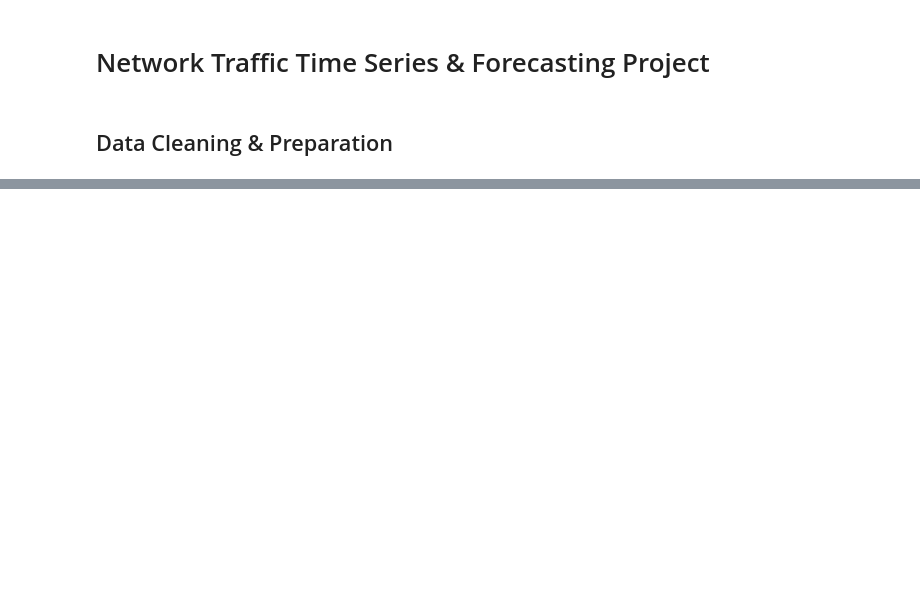
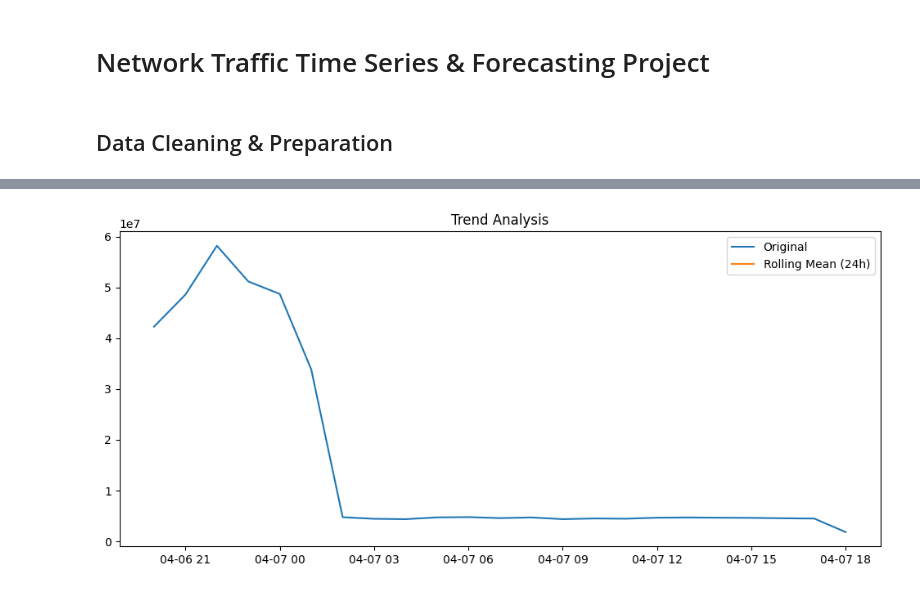
Before and after one commit to markchweya/Time-Series-Analysis-Project, a Jupyter notebook: network_time_series_project.ipynb, the cells around one changed output, grey strips where cells are left out. Saved outputs shown, nothing was run; the diff lists cells and outputs as text; code cells hidden in the pictures; blank space fills up the shorter version.

```diff
--- a/network_time_series_project.ipynb
+++ b/network_time_series_project.ipynb
@@ -37,0 +140,11 @@ ModuleNotFoundError: No module named 'pandas'
+# %%
+rolling = df_hourly.rolling(window=24).mean()
+
+plt.figure(figsize=(12,5))
+plt.plot(df_hourly, label='Original')
+plt.plot(rolling, label='Rolling Mean (24h)')
+plt.legend()
+plt.title("Trend Analysis")
+plt.show()
+# %% [output]
+[figure, added]
```
Also changed, not shown: parts of 12 cells of this notebook, 3 other files.
